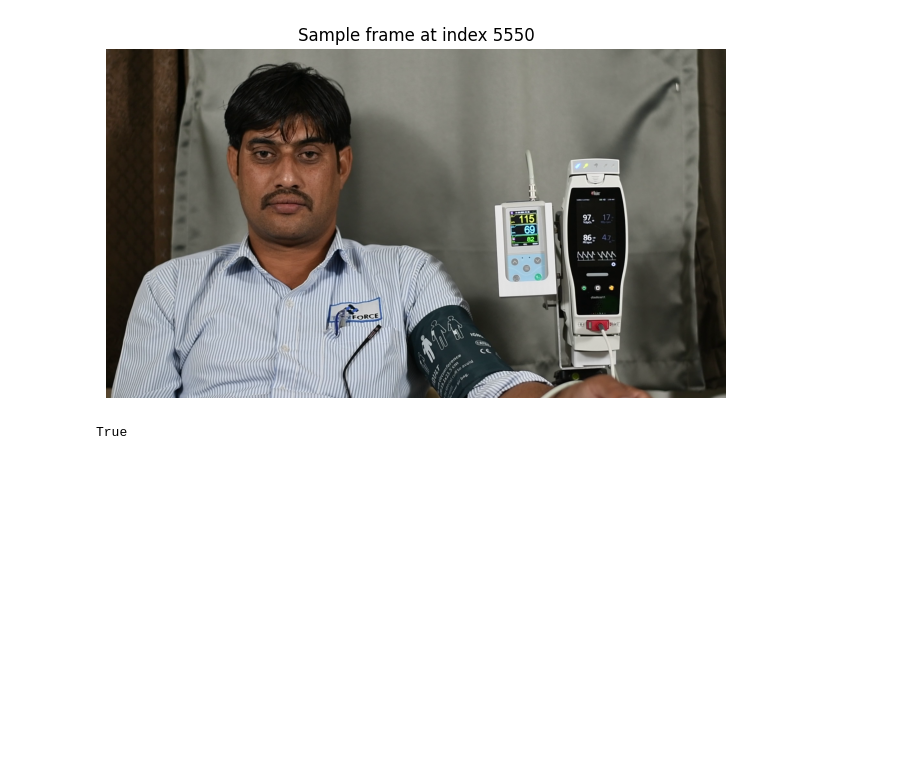
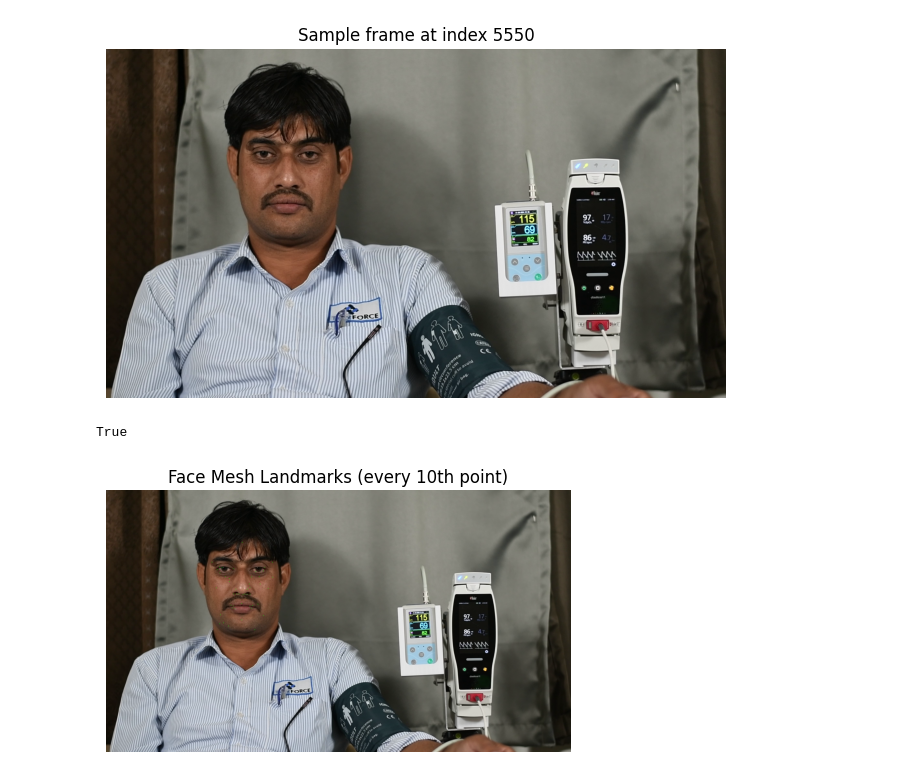
Before and after one commit to GHUFRAN-SIDDIQUI/facial-vital-rPPG, a Jupyter notebook: my_notebook.ipynb, the cells around one changed output. Drawn from its saved outputs; the diff is of its cells as text; code cells hidden in the pictures; blank space fills up the shorter version.

```diff
--- a/my_notebook.ipynb
+++ b/my_notebook.ipynb
@@ -87,0 +95,14 @@ face_landmarks = results.multi_face_landmarks[0]
+# %%
+# Visualize landmarks
+debug_image = image_rgb.copy()
+for i, (x,y) in enumerate(landmark_points):
+    if i % 10 == 0:  # Draw every 10th landmark
+        cv2.circle(debug_image, (x,y), 1, (0,255,0), -1)
+# %%
+plt.figure(figsize=(6,8))
+plt.imshow(debug_image)
+plt.title("Face Mesh Landmarks (every 10th point)")
+plt.axis("off")
+plt.show()
+# %% [output]
+[figure, added]
```
Also changed, not shown: parts of 14 cells of this notebook.
